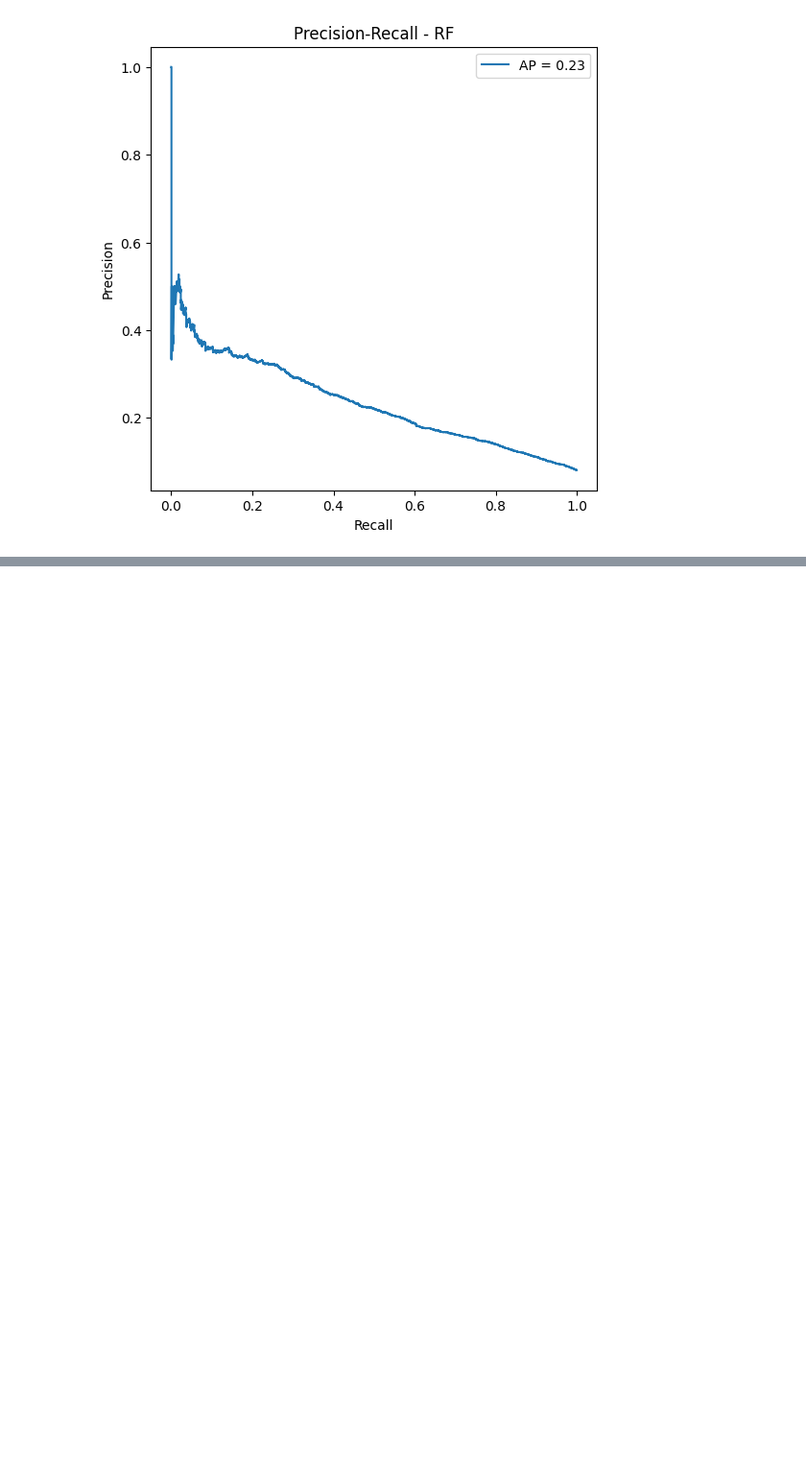
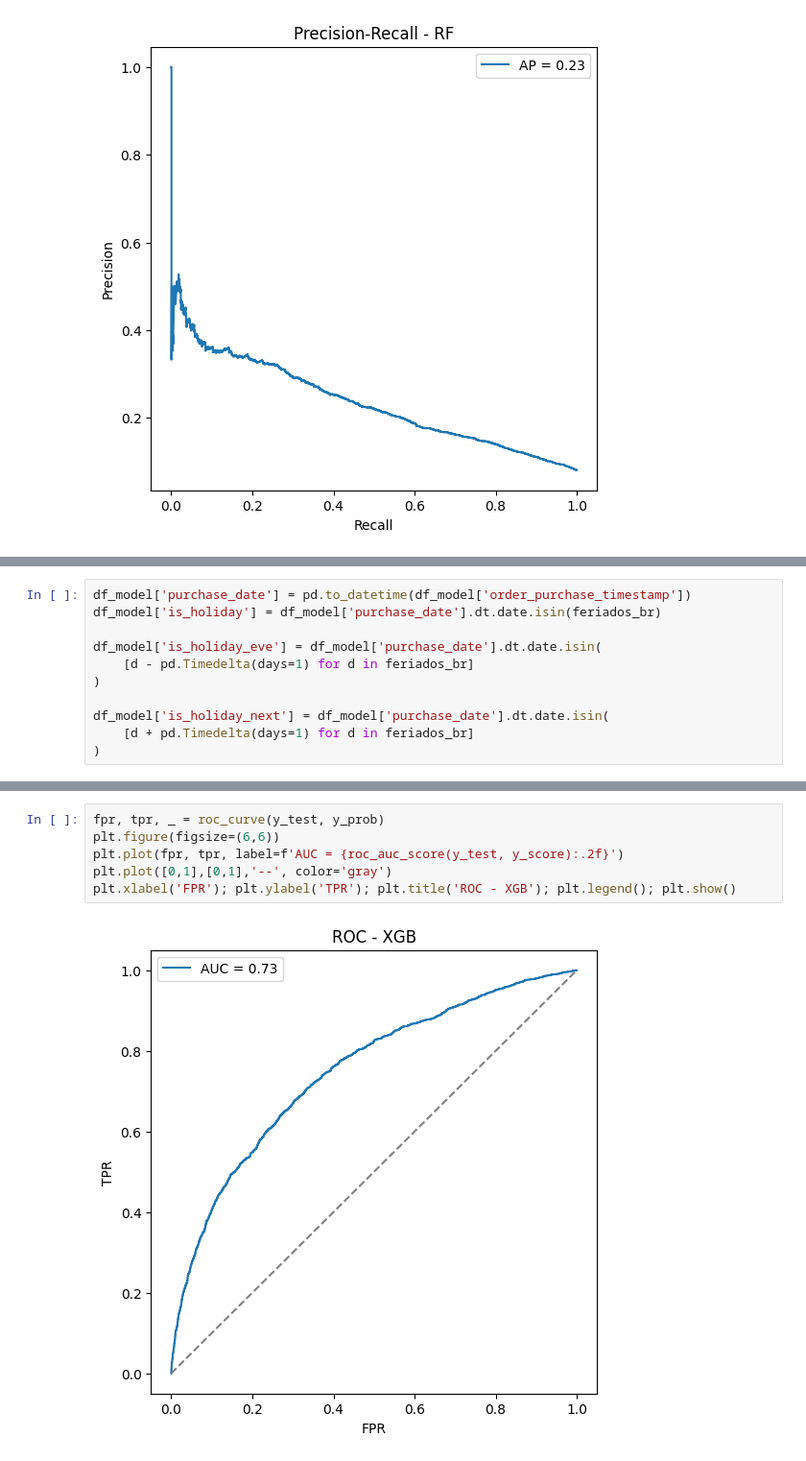
Before and after one commit to olavodd42/delay_forecast_olist, a Jupyter notebook: model.ipynb, the cells around one changed output, grey strips where cells are left out. Shown at 96% size. Cells and saved outputs as stored; diff of their text form; blank space fills up the shorter version.

```diff
--- a/notebook.ipynb
+++ b/model.ipynb
@@ -1530,0 +1798,11 @@ plt.xlabel('Recall'); plt.ylabel('Precision'); plt.title('Precision-Recall - RF'
+# %%
+df_model['purchase_date'] = pd.to_datetime(df_model['order_purchase_timestamp'])
+df_model['is_holiday'] = df_model['purchase_date'].dt.date.isin(feriados_br)
+
+df_model['is_holiday_eve'] = df_model['purchase_date'].dt.date.isin(
+    [d - pd.Timedelta(days=1) for d in feriados_br]
+)
+
+df_model['is_holiday_next'] = df_model['purchase_date'].dt.date.isin(
+    [d + pd.Timedelta(days=1) for d in feriados_br]
+)
@@ -1530,0 +1994,8 @@ plt.xlabel('Recall'); plt.ylabel('Precision'); plt.title('Precision-Recall - RF'
+# %%
+fpr, tpr, _ = roc_curve(y_test, y_prob)
+plt.figure(figsize=(6,6))
+plt.plot(fpr, tpr, label=f'AUC = {roc_auc_score(y_test, y_score):.2f}')
+plt.plot([0,1],[0,1],'--', color='gray')
+plt.xlabel('FPR'); plt.ylabel('TPR'); plt.title('ROC - XGB'); plt.legend(); plt.show()
+# %% [output]
+[figure, added]
```
Also changed, not shown: parts of 25 cells of this notebook, 7 other files.
